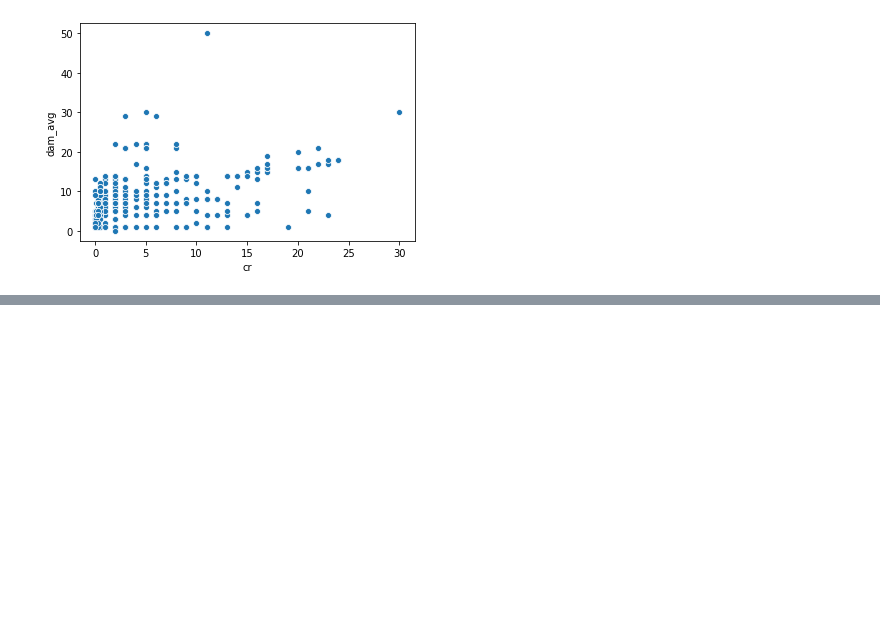
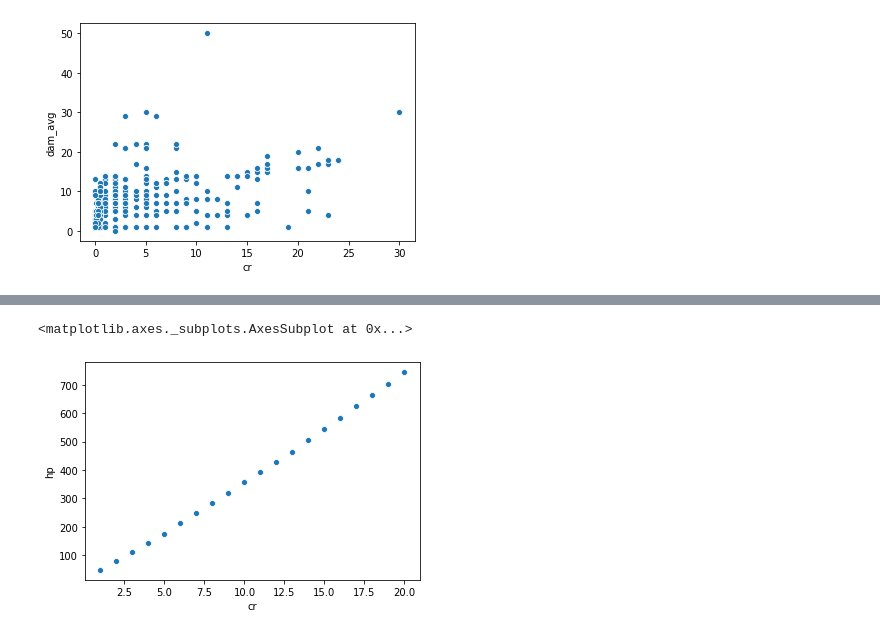
Before and after one commit to trant017/dndCombatAnalysis, a Jupyter notebook: FinalProject.ipynb, the cells around one changed output, grey strips where cells are left out. Cells and saved outputs as stored; diff of their text form; code cells hidden in the pictures; blank space fills up the shorter version.

```diff
--- a/FinalProject.ipynb
+++ b/FinalProject.ipynb
@@ -62,0 +74,5 @@ sns.scatterplot(data=monsters, x='cr', y='dam_avg')
+# %%
+sns.scatterplot(data=fighters, x='cr', y='hp')
+# %% [output]
+<matplotlib.axes._subplots.AxesSubplot at 0x...>
+[figure, added]
```
Also changed, not shown: parts of 3 cells of this notebook.
